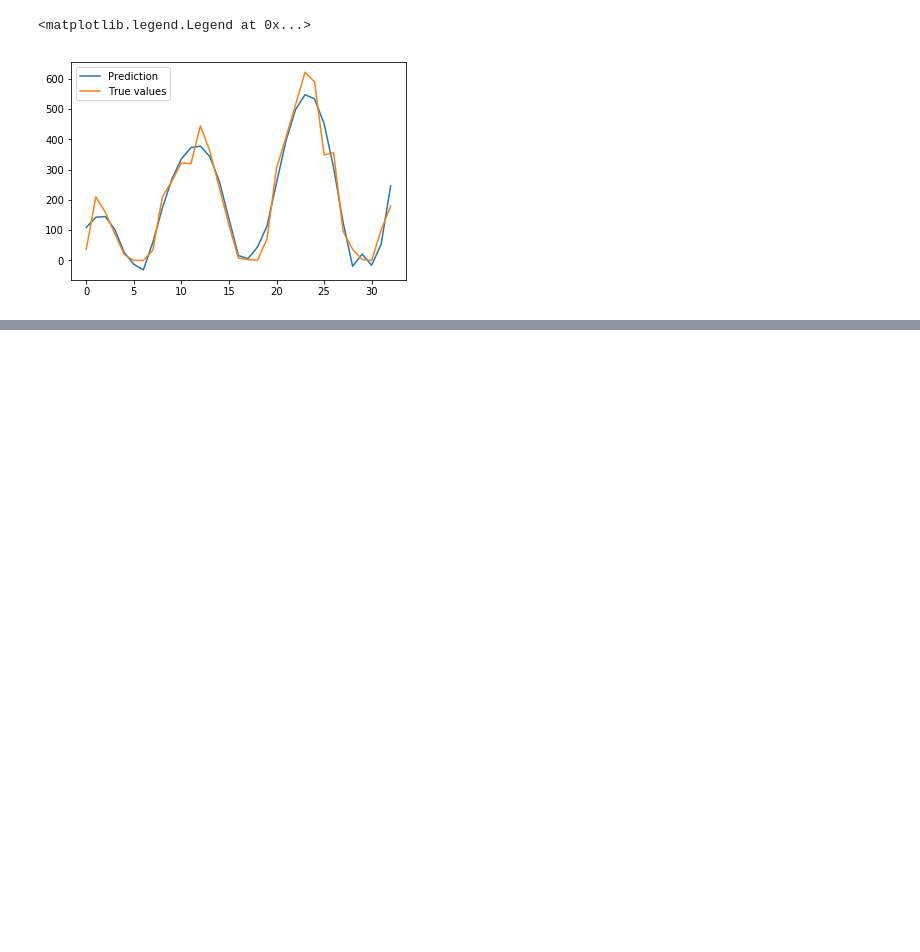
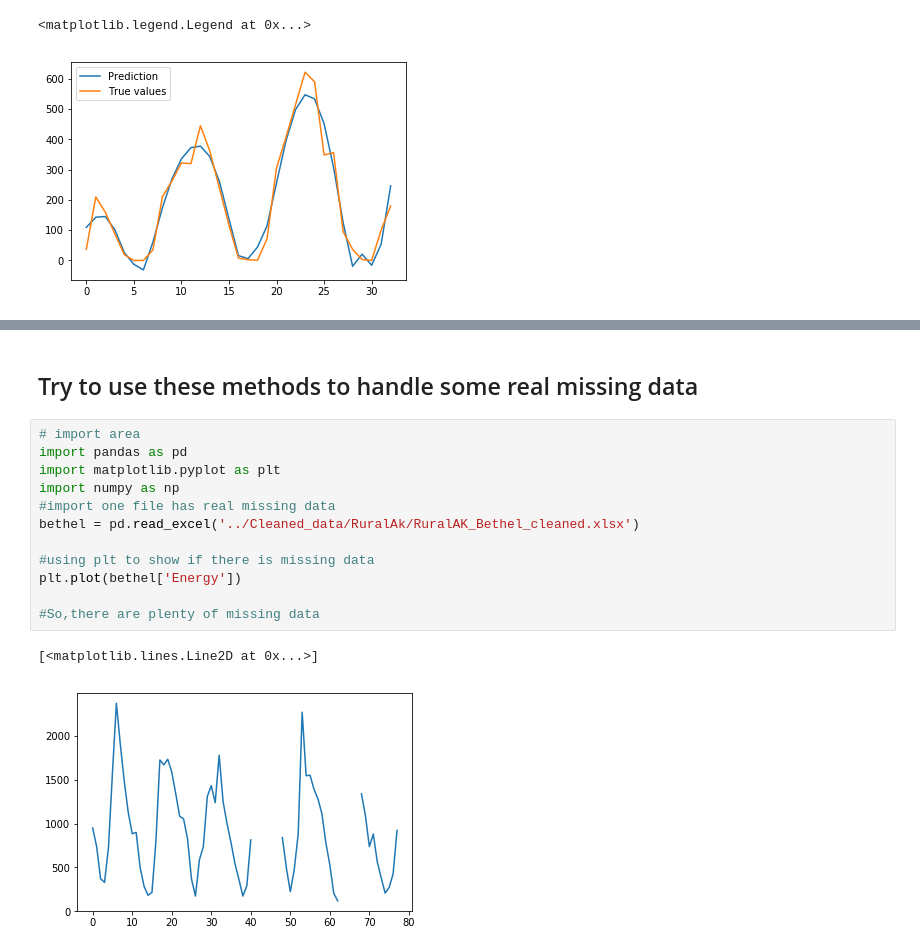
Before and after one commit to acep-uaf/ACEP_solar, a Jupyter notebook: GEGU/Handle_Missing_values.ipynb, the cells around one changed output, grey strips where cells are left out. Drawn from its saved outputs; the diff is of its cells as text; blank space fills up the shorter version.

Commit message:
try a real missing data

```diff
--- a/GEGU/Handle_Missing_values.ipynb
+++ b/GEGU/Handle_Missing_values.ipynb
@@ -249,0 +231,17 @@ plt.legend()
+# %% [markdown]
+## Try to use these methods to handle some real missing data
+# %%
+# import area
+import pandas as pd
+import matplotlib.pyplot as plt
+import numpy as np
+#import one file has real missing data
+bethel = pd.read_excel('../Cleaned_data/RuralAk/RuralAK_Bethel_cleaned.xlsx')
+
+#using plt to show if there is missing data
+plt.plot(bethel['Energy'])
+
+#So,there are plenty of missing data
+# %% [output]
+[<matplotlib.lines.Line2D at 0x...>]
+[figure, added]
```
Also changed, not shown: parts of 6 cells of this notebook.
